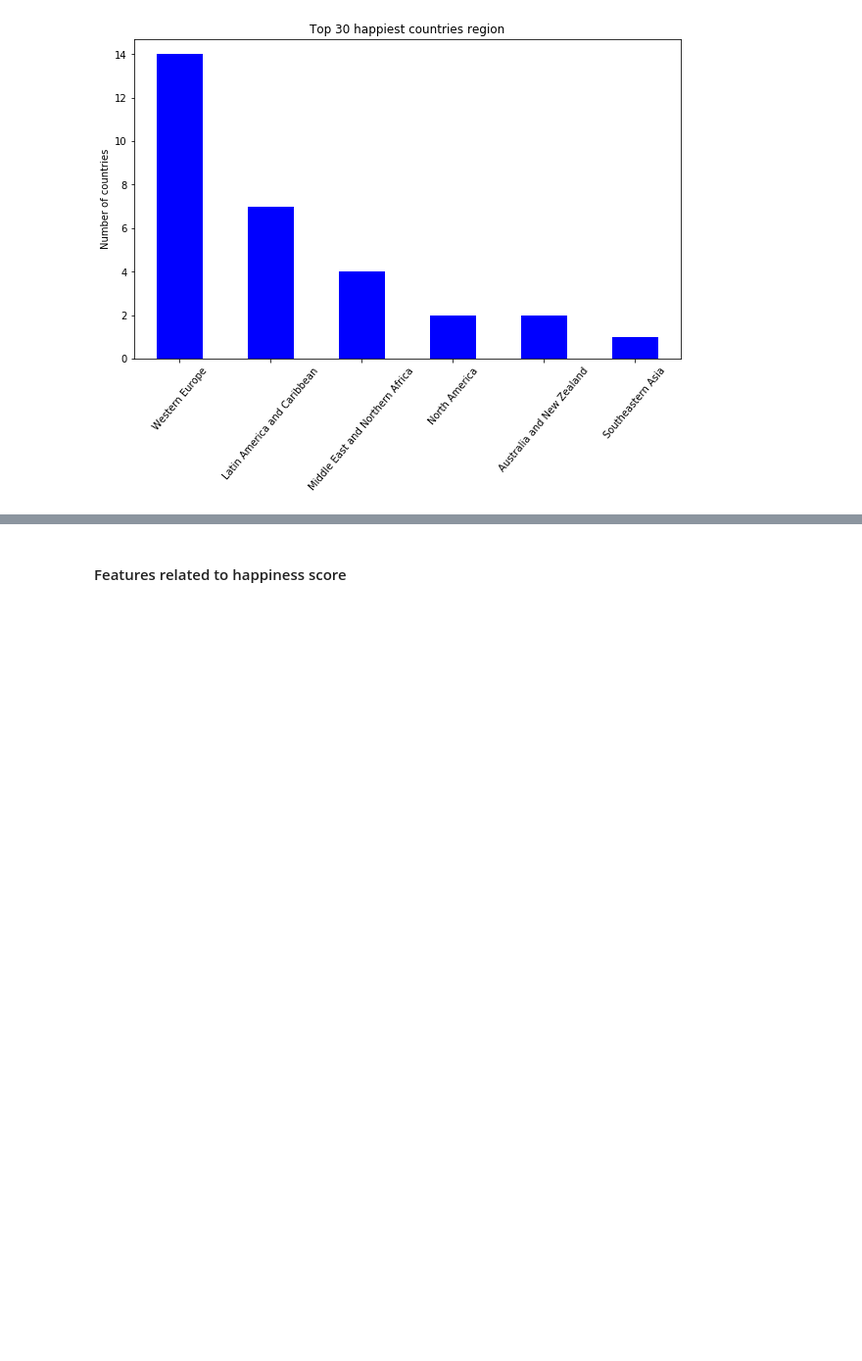
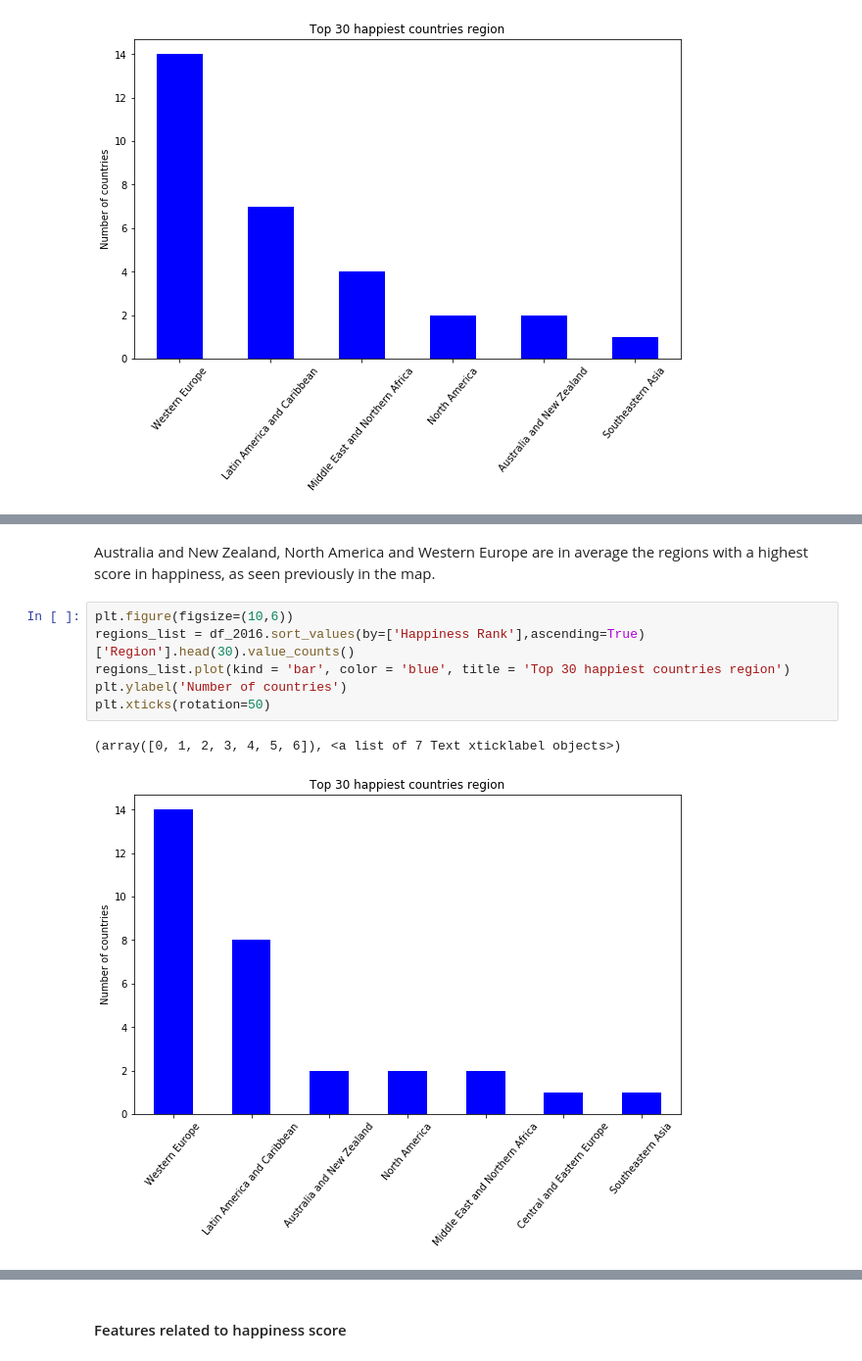
Before and after one commit to fsssa-iscteiulpt/FCD, a Jupyter notebook: Happiness.ipynb, the cells around one changed output, grey strips where cells are left out. Shown at 98% size. Drawn from its saved outputs; the diff is of its cells as text; blank space fills up the shorter version.

```diff
--- a/Happiness.ipynb
+++ b/Happiness.ipynb
@@ -308,0 +439,11 @@ plt.xticks(rotation=50)
+# %% [markdown]
+Australia and New Zealand, North America and Western Europe are in average the regions with a highest score in happiness, as seen previously in the map.
+# %%
+plt.figure(figsize=(10,6))
+regions_list = df_2016.sort_values(by=['Happiness Rank'],ascending=True)['Region'].head(30).value_counts()
+regions_list.plot(kind = 'bar', color = 'blue', title = 'Top 30 happiest countries region')
+plt.ylabel('Number of countries')
+plt.xticks(rotation=50)
+# %% [output]
+(array([0, 1, 2, 3, 4, 5, 6]), <a list of 7 Text xticklabel objects>)
+[figure, added]
```
Also changed, not shown: parts of 55 cells of this notebook.
